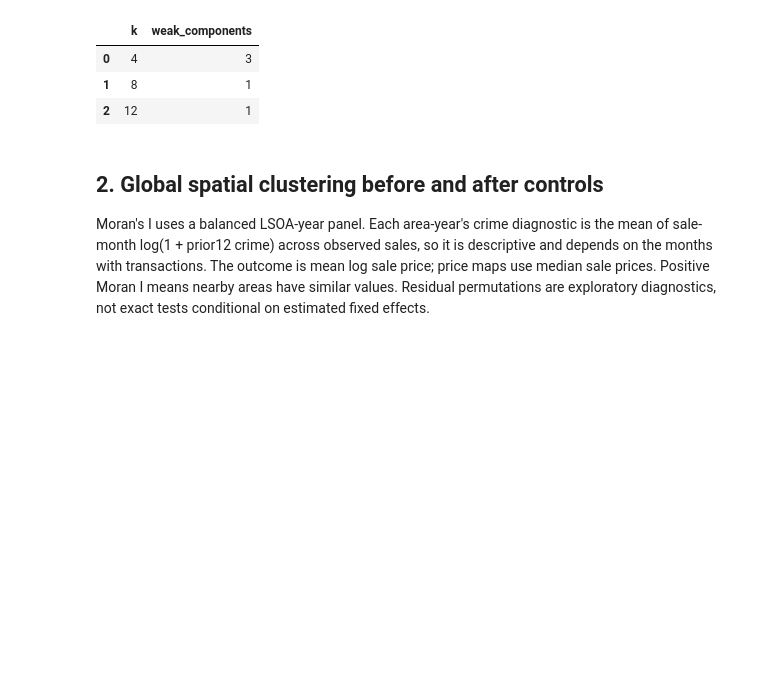
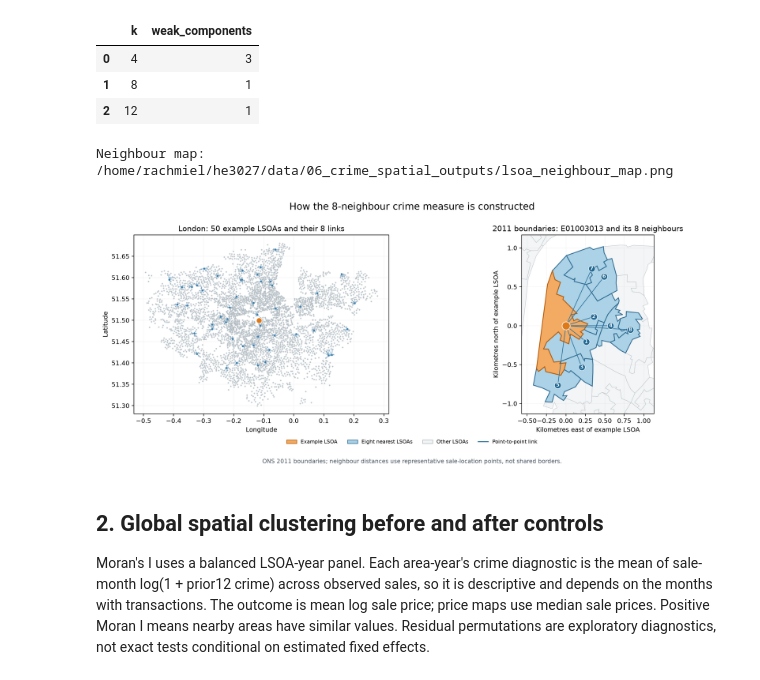
Before and after one commit to rachtrx/he3027, a Jupyter notebook: 06_crime_spatial_autocorrelation.ipynb, the cells around one changed output. Drawn from its saved outputs; the diff is of its cells as text; code cells hidden in the pictures; blank space fills up the shorter version.

```diff
--- a/06_crime_spatial_autocorrelation.ipynb
+++ b/06_crime_spatial_autocorrelation.ipynb
@@ -238,22 +238,14 @@ Example distance: E01000006 E01000007 0.8613012435959158 km
 | 1 | 8 | 1 |
 | 2 | 12 | 1 |
 # %%
-fig,axes=plt.subplots(1,2,figsize=(15,6))
-W=weights[8];row,col=W.nonzero()
-segments=np.stack([locations[['lon','lat']].to_numpy()[row],locations[['lon','lat']].to_numpy()[col]],axis=1)
-axes[0].add_collection(LineCollection(segments,colors='#3465a4',alpha=.07,linewidths=.35))
-axes[0].scatter(locations.lon,locations.lat,s=2,color='black');axes[0].autoscale();axes[0].set_title('LSOA representative points and 8-neighbour links')
-center=int(np.argmin((locations.lat-51.50)**2+(locations.lon+.12)**2))
-ix=neighbours[center,:8]
-axes[1].scatter(locations.lon,locations.lat,s=2,color='lightgrey')
-axes[1].scatter(locations.iloc[ix].lon,locations.iloc[ix].lat,color='#3465a4',s=35,label='Eight neighbours')
-axes[1].scatter(locations.iloc[center].lon,locations.iloc[center].lat,color='#d17b0f',s=60,label=codes[center])
-for j in ix:axes[1].annotate(codes[j],(locations.iloc[j].lon,locations.iloc[j].lat),fontsize=7)
-pad=.012;axes[1].set_xlim(locations.iloc[np.r_[center,ix]].lon.min()-pad,locations.iloc[np.r_[center,ix]].lon.max()+pad)
-axes[1].set_ylim(locations.iloc[np.r_[center,ix]].lat.min()-pad,locations.iloc[np.r_[center,ix]].lat.max()+pad)
-axes[1].set_title('One LSOA and its neighbours');axes[1].legend()
-for ax in axes:ax.set_xlabel('Longitude');ax.set_ylabel('Latitude')
-fig.tight_layout();fig.savefig(OUT/'lsoa_neighbour_map.png',dpi=170);plt.show()
+import sys
+sys.path.insert(0, str(ROOT))
+from utils.plot_lsoa_neighbours import make_plot
+print('Neighbour map:', make_plot(ROOT))
+display(__import__('IPython').display.Image(filename=str(OUT/'lsoa_neighbour_map.png')))
+# %% [output]
+Neighbour map: /home/rachmiel/he3027/data/06_crime_spatial_outputs/lsoa_neighbour_map.png
+[figure, added]
 # %% [markdown]
 ## 2. Global spatial clustering before and after controls
 
```
Also changed, not shown: parts of 1 cell of this notebook, 36 other files.
